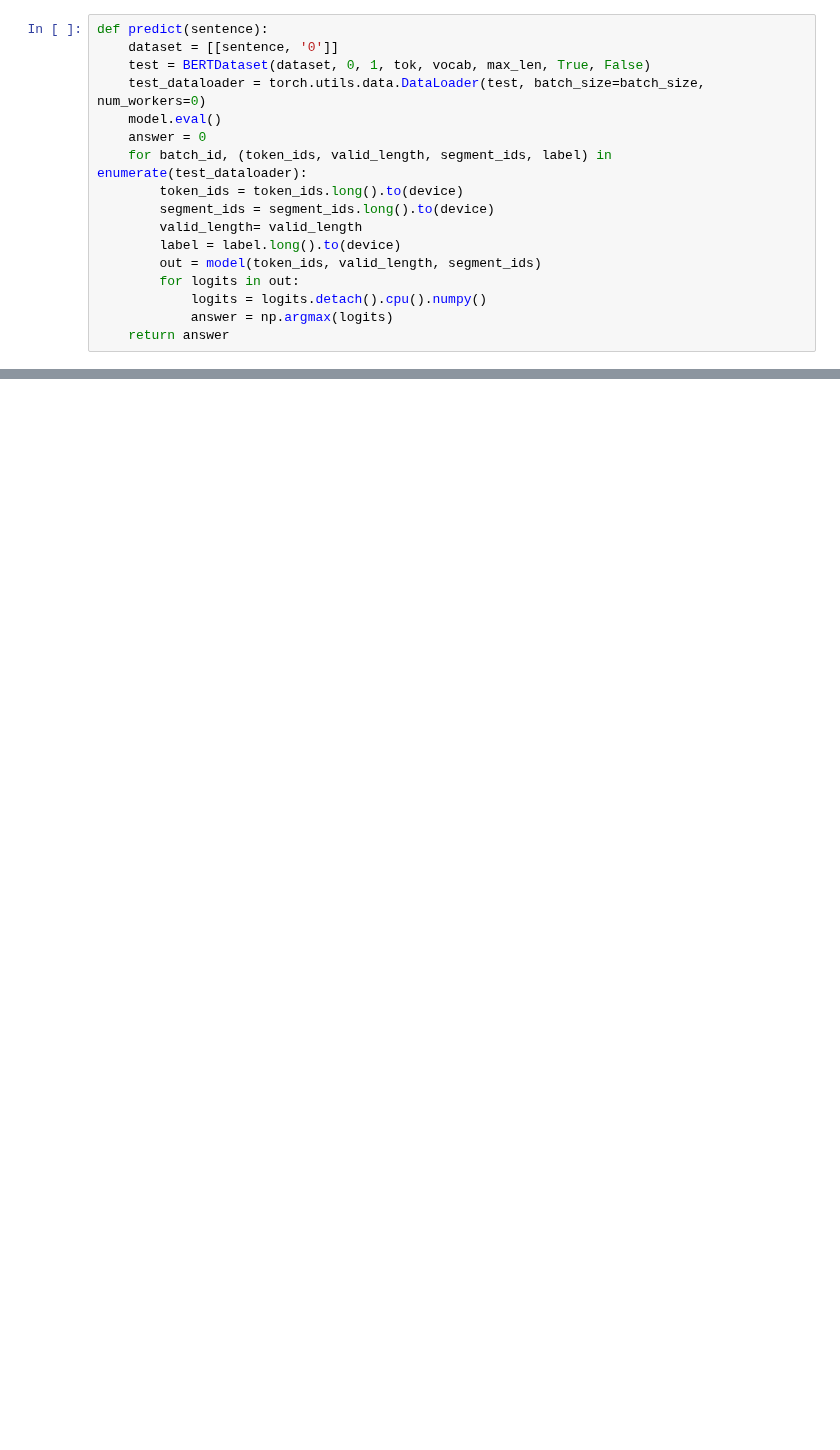
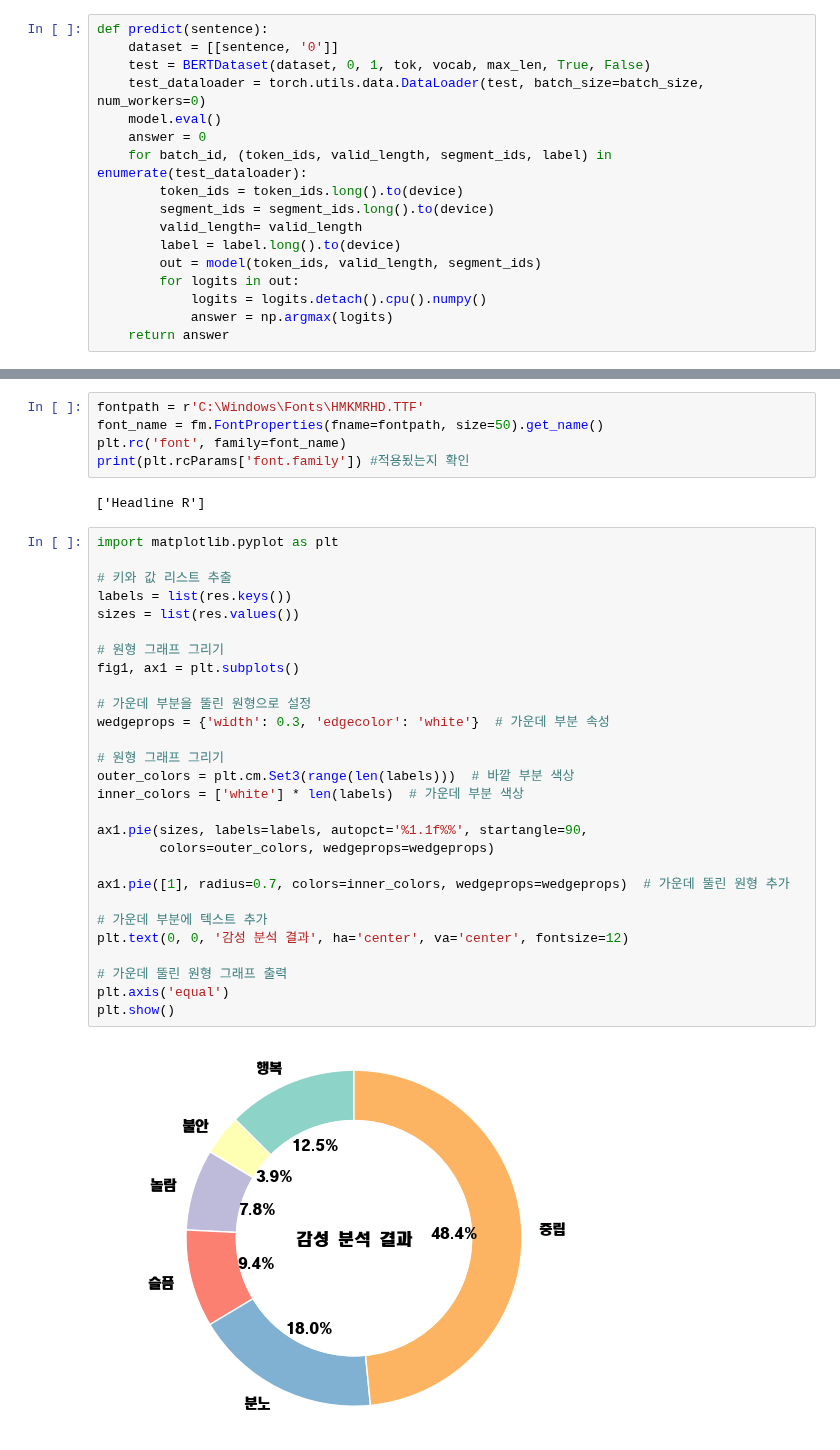
Before and after one commit to Bongwoo2lee/floread, a Jupyter notebook: sentiment-analysis/visualize.ipynb, the cells around one changed output, grey strips where cells are left out. Saved outputs shown, nothing was run; the diff lists cells and outputs as text; blank space fills up the shorter version.

```diff
--- a/sentiment-analysis/visualize.ipynb
+++ b/sentiment-analysis/visualize.ipynb
@@ -249,0 +145,37 @@ ModuleNotFoundError: No module named 'matplotlib.pyplot'
+# %%
+fontpath = r'C:\Windows\Fonts\HMKMRHD.TTF'
+font_name = fm.FontProperties(fname=fontpath, size=50).get_name()
+plt.rc('font', family=font_name)
+print(plt.rcParams['font.family']) #적용됬는지 확인
+# %% [output]
+['Headline R']
+# %%
+import matplotlib.pyplot as plt
+
+# 키와 값 리스트 추출
+labels = list(res.keys())
+sizes = list(res.values())
+
+# 원형 그래프 그리기
+fig1, ax1 = plt.subplots()
+
+# 가운데 부분을 뚤린 원형으로 설정
+wedgeprops = {'width': 0.3, 'edgecolor': 'white'}  # 가운데 부분 속성
+
+# 원형 그래프 그리기
+outer_colors = plt.cm.Set3(range(len(labels)))  # 바깥 부분 색상
+inner_colors = ['white'] * len(labels)  # 가운데 부분 색상
+
+ax1.pie(sizes, labels=labels, autopct='%1.1f%%', startangle=90,
+        colors=outer_colors, wedgeprops=wedgeprops)
+
+ax1.pie([1], radius=0.7, colors=inner_colors, wedgeprops=wedgeprops)  # 가운데 뚤린 원형 추가
+
+# 가운데 부분에 텍스트 추가
+plt.text(0, 0, '감성 분석 결과', ha='center', va='center', fontsize=12)
+
+# 가운데 뚤린 원형 그래프 출력
+plt.axis('equal')
+plt.show()
+# %% [output]
+[figure, added]
```
Also changed, not shown: parts of 12 cells of this notebook.
